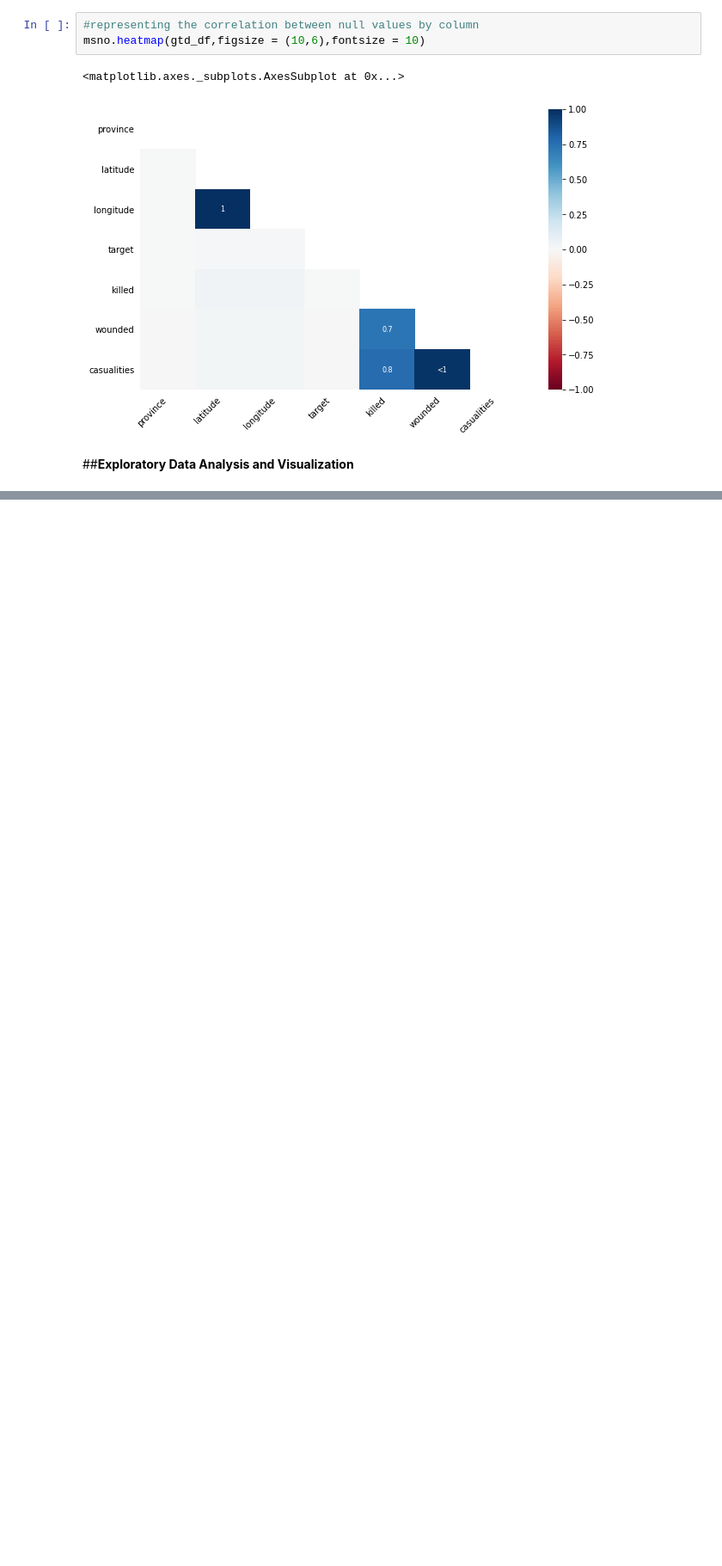
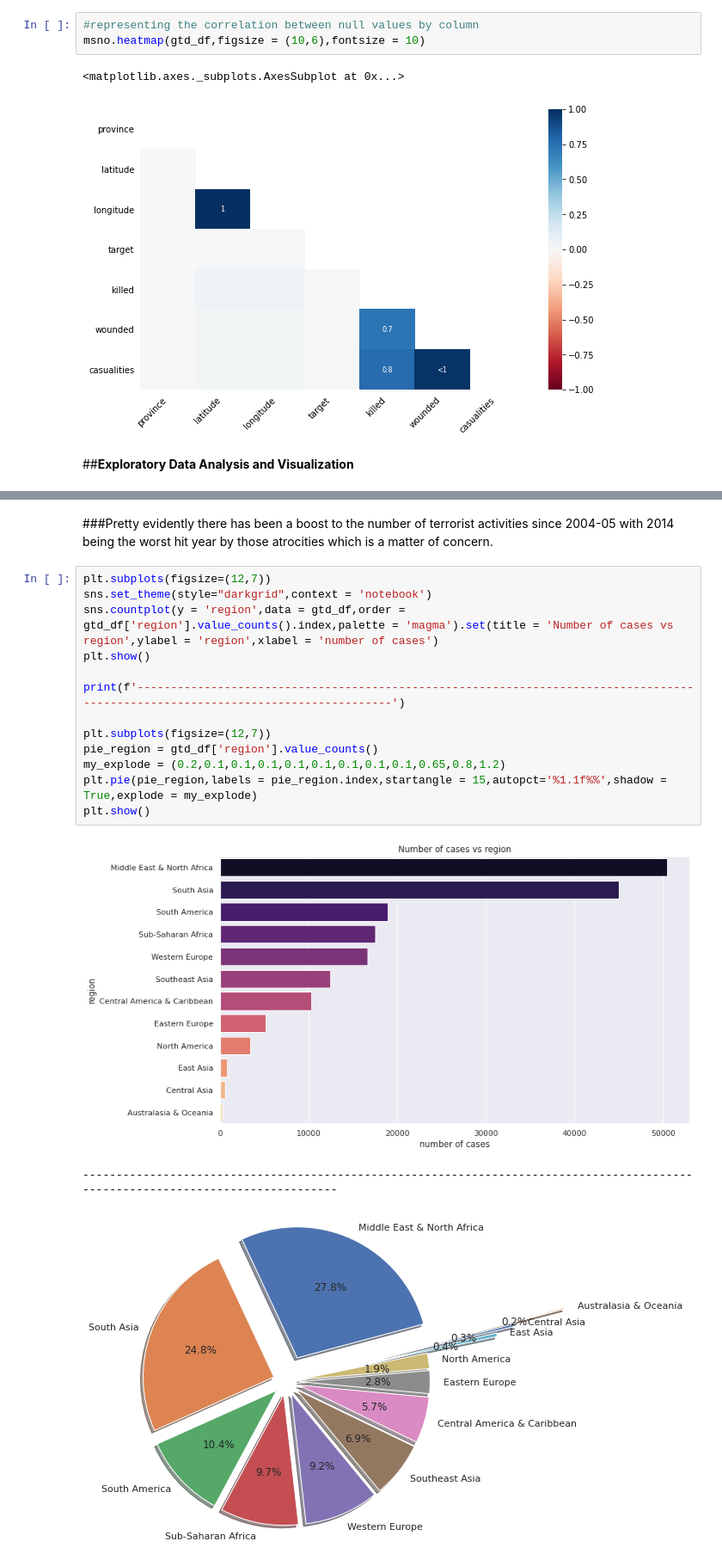
Before and after one commit to skaty5678/Global-Terrorism-Analysis, a Jupyter notebook: Global_Terrorism_Analysis_SANJEEV_KUMAR_THAKUR_.ipynb, the cells around one changed output, grey strips where cells are left out. Shown: that part at 86% size. Cells and saved outputs as stored; diff of their text form; blank space fills up the shorter version.

```diff
--- a/Global_Terrorism_Analysis_SANJEEV_KUMAR_THAKUR_.ipynb
+++ b/Global_Terrorism_Analysis_SANJEEV_KUMAR_THAKUR_.ipynb
@@ -286,0 +321,19 @@ gtd_df.head()
+# %% [markdown]
+###Pretty evidently there has been a boost to the number of terrorist activities since 2004-05 with 2014 being the worst hit year by those atrocities which is a matter of concern.
+# %%
+plt.subplots(figsize=(12,7))
+sns.set_theme(style="darkgrid",context = 'notebook')
+sns.countplot(y = 'region',data = gtd_df,order = gtd_df['region'].value_counts().index,palette = 'magma').set(title = 'Number of cases vs region',ylabel = 'region',xlabel = 'number of cases')
+plt.show()
+
+print(f'---------------------------------------------------------------------------------------------------------------------------------')
+
+plt.subplots(figsize=(12,7))
+pie_region = gtd_df['region'].value_counts()
+my_explode = (0.2,0.1,0.1,0.1,0.1,0.1,0.1,0.1,0.1,0.65,0.8,1.2)
+plt.pie(pie_region,labels = pie_region.index,startangle = 15,autopct='%1.1f%%',shadow = True,explode = my_explode)
+plt.show()
+# %% [output]
+[figure, added]
+---------------------------------------------------------------------------------------------------------------------------------
+[figure, added]
```
Also changed, not shown: parts of 14 cells of this notebook.
